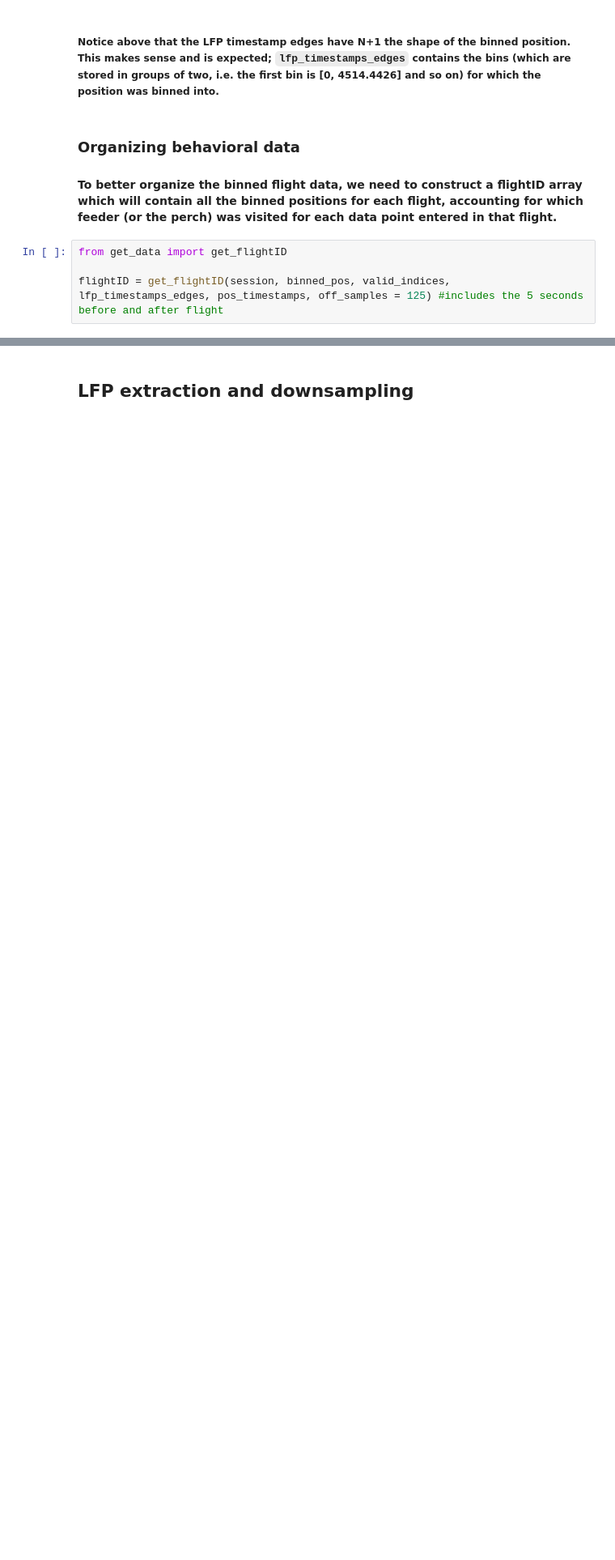
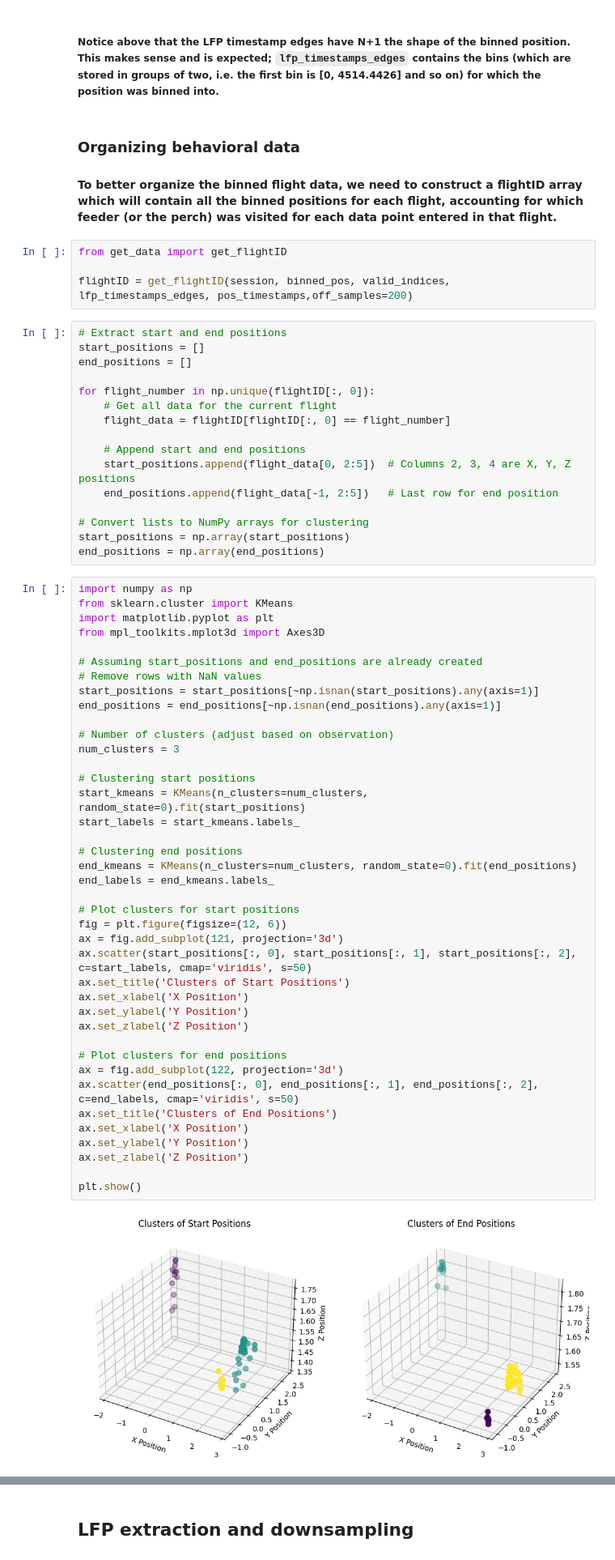
Before and after one commit to ben-toker/batTIMBRE, a Jupyter notebook: bat_TIMBRE.ipynb, the cells around one changed output, grey strips where cells are left out. Shown at 81% size. Cells and saved outputs as stored; diff of their text form; blank space fills up the shorter version.

```diff
--- a/bat_TIMBRE.ipynb
+++ b/bat_TIMBRE.ipynb
@@ -69,7 +93,65 @@ First few LFP bins: [     0.           4514.44262606  44057.00577409  83599.5689
 # %%
 from get_data import get_flightID
 
-flightID = get_flightID(session, binned_pos, valid_indices, lfp_timestamps_edges, pos_timestamps, off_samples = 125) #includes the 5 seconds before and after flight
+flightID = get_flightID(session, binned_pos, valid_indices, lfp_timestamps_edges, pos_timestamps,off_samples=200)
+# %%
+# Extract start and end positions
+start_positions = []
+end_positions = []
+
+for flight_number in np.unique(flightID[:, 0]):
+    # Get all data for the current flight
+    flight_data = flightID[flightID[:, 0] == flight_number]
+
+    # Append start and end positions
+    start_positions.append(flight_data[0, 2:5])  # Columns 2, 3, 4 are X, Y, Z positions
+    end_positions.append(flight_data[-1, 2:5])   # Last row for end position
+
+# Convert lists to NumPy arrays for clustering
+start_positions = np.array(start_positions)
+end_positions = np.array(end_positions)
+# %%
+import numpy as np
+from sklearn.cluster import KMeans
+import matplotlib.pyplot as plt
+from mpl_toolkits.mplot3d import Axes3D
+
+# Assuming start_positions and end_positions are already created
+# Remove rows with NaN values
+start_positions = start_positions[~np.isnan(start_positions).any(axis=1)]
+end_positions = end_positions[~np.isnan(end_positions).any(axis=1)]
+
+# Number of clusters (adjust based on observation)
+num_clusters = 3
+
+# Clustering start positions
+start_kmeans = KMeans(n_clusters=num_clusters, random_state=0).fit(start_positions)
+start_labels = start_kmeans.labels_
+
+# Clustering end positions
+end_kmeans = KMeans(n_clusters=num_clusters, random_state=0).fit(end_positions)
+end_labels = end_kmeans.labels_
+
+# Plot clusters for start positions
+fig = plt.figure(figsize=(12, 6))
+ax = fig.add_subplot(121, projection='3d')
+ax.scatter(start_positions[:, 0], start_positions[:, 1], start_positions[:, 2], c=start_labels, cmap='viridis', s=50)
+ax.set_title('Clusters of Start Positions')
+ax.set_xlabel('X Position')
+ax.set_ylabel('Y Position')
+ax.set_zlabel('Z Position')
+
+# Plot clusters for end positions
+ax = fig.add_subplot(122, projection='3d')
+ax.scatter(end_positions[:, 0], end_positions[:, 1], end_positions[:, 2], c=end_labels, cmap='viridis', s=50)
+ax.set_title('Clusters of End Positions')
+ax.set_xlabel('X Position')
+ax.set_ylabel('Y Position')
+ax.set_zlabel('Z Position')
+
+plt.show()
+# %% [output]
+[figure, added]
 # %%
 import numpy as np
 
```
Also changed, not shown: parts of 15 cells of this notebook, 3 other files.
